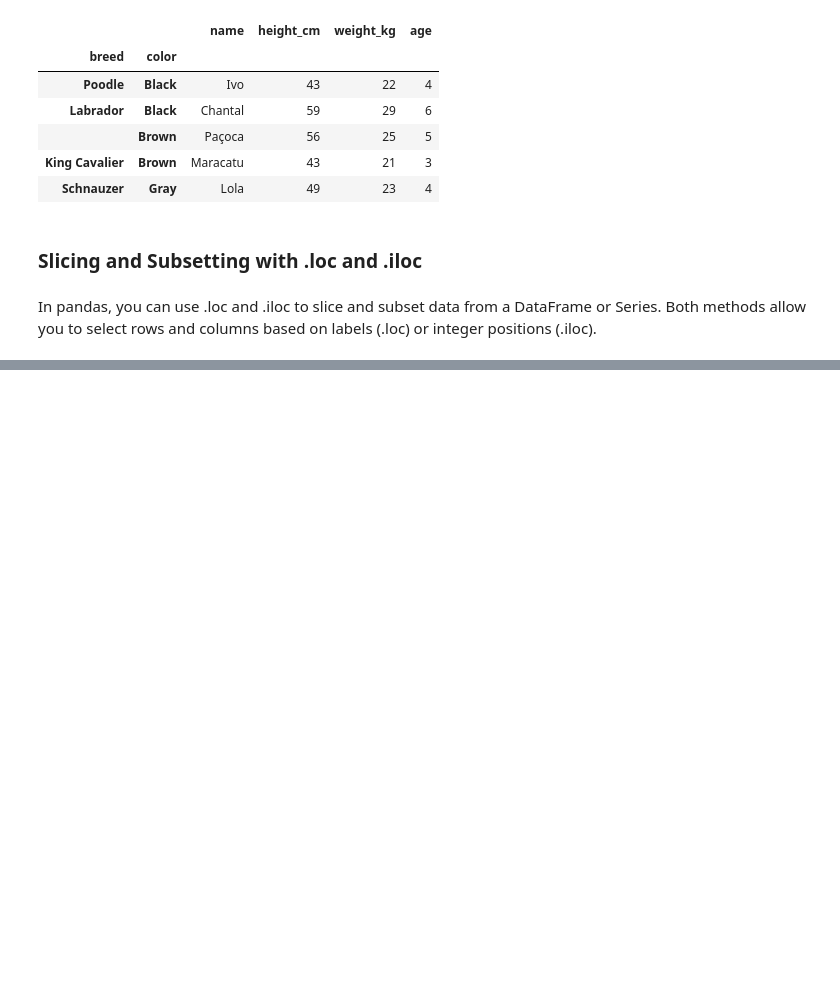
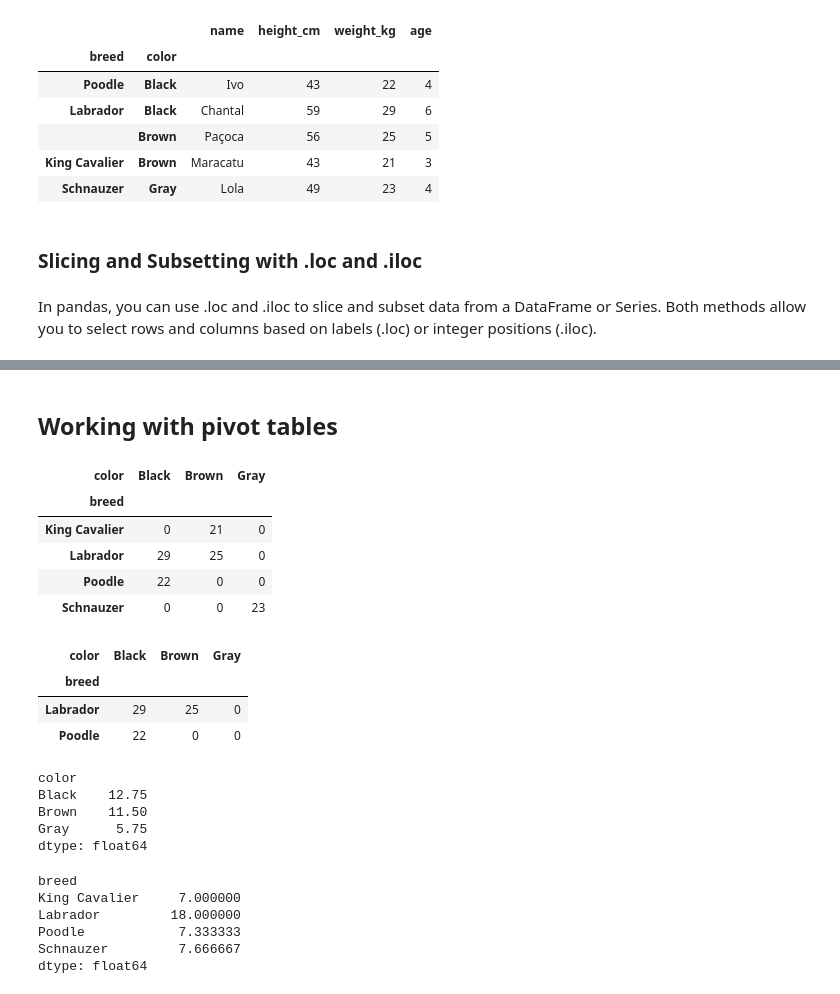
Before and after one commit to araujogab/Pandas-in-Python, a Jupyter notebook: 4. Explicit Indexes.ipynb, the cells around one changed output, grey strips where cells are left out. Drawn from its saved outputs; the diff is of its cells as text; code cells hidden in the pictures; blank space fills up the shorter version.

```diff
--- a/4. Explicit Indexes.ipynb
+++ b/4. Explicit Indexes.ipynb
@@ -114,0 +168,36 @@ In pandas, you can use .loc and .iloc to slice and subset data from a DataFrame
+# %% [markdown]
+## Working with pivot tables
+# %%
+data_pivot = data.pivot_table("weight_kg", index = "breed",columns="color",fill_value=0)
+data_pivot
+# %% [output]
+| color | Black | Brown | Gray |
+| breed |  |  |  |
+| King Cavalier | 0 | 21 | 0 |
+| Labrador | 29 | 25 | 0 |
+| Poodle | 22 | 0 | 0 |
+| Schnauzer | 0 | 0 | 23 |
+# %%
+data_pivot.loc["Labrador":"Poodle"]
+# %% [output]
+| color | Black | Brown | Gray |
+| breed |  |  |  |
+| Labrador | 29 | 25 | 0 |
+| Poodle | 22 | 0 | 0 |
+# %%
+data_pivot.mean(axis="index")
+# %% [output]
+color
+Black    12.75
+Brown    11.50
+Gray      5.75
+dtype: float64
+# %%
+data_pivot.mean(axis="columns")
+# %% [output]
+breed
+King Cavalier     7.000000
+Labrador         18.000000
+Poodle            7.333333
+Schnauzer         7.666667
+dtype: float64
```
Also changed, not shown: parts of 6 cells of this notebook.
